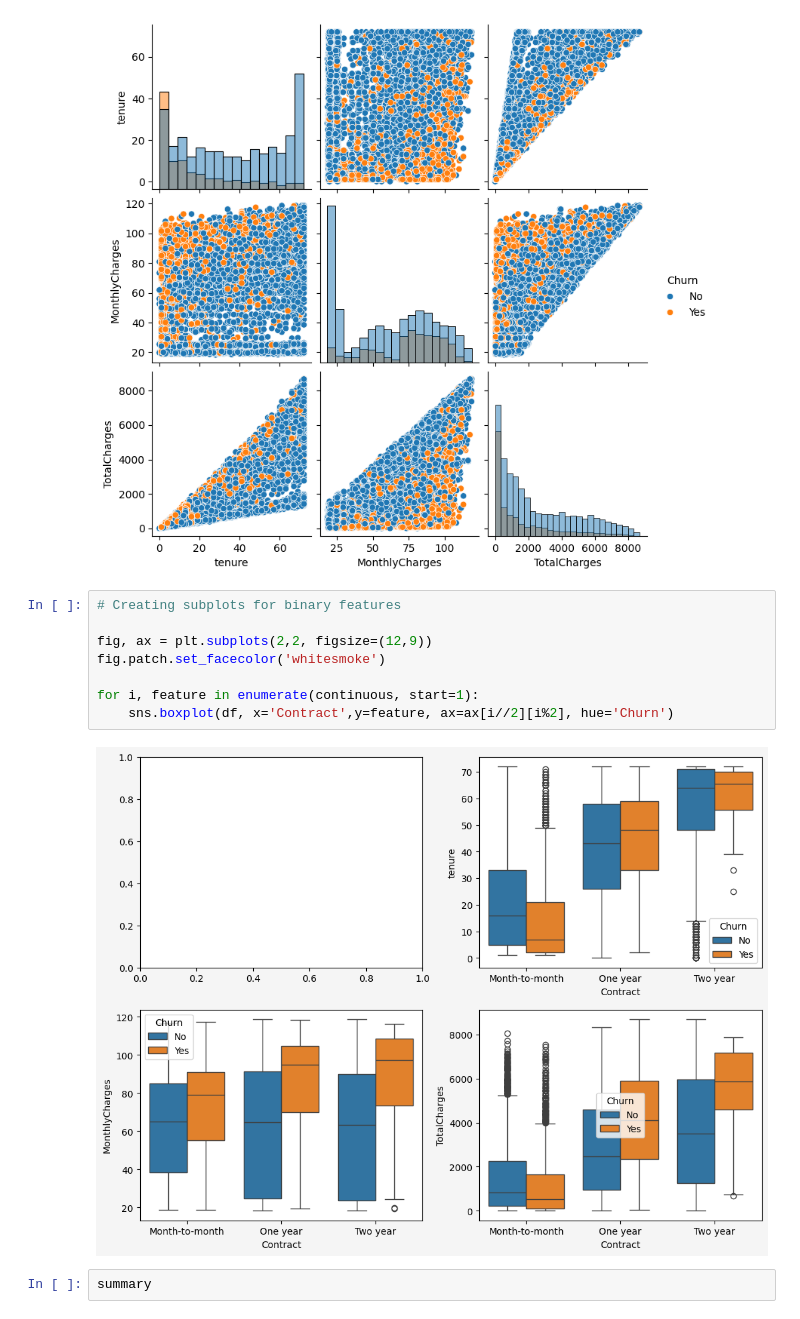
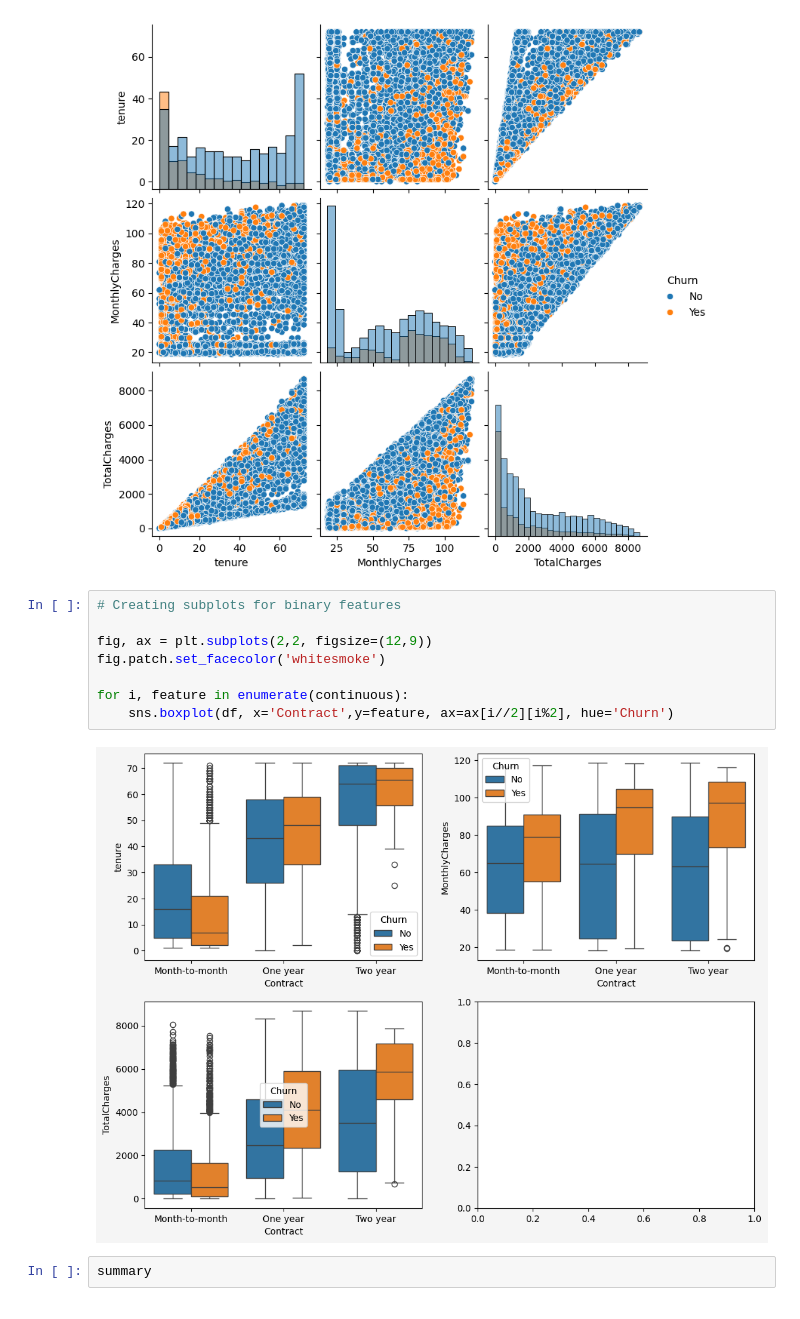
Before and after one commit to Sidik0001/Application-of-AI, a Jupyter notebook: AI.ipynb, the cells around one changed output. Drawn from its saved outputs; the diff is of its cells as text.

```diff
--- a/AI.ipynb
+++ b/AI.ipynb
@@ -135,13 +135,13 @@ max         1.000000    72.000000      118.750000   8684.800000
 # %%
 # Creating subplots for binary features
 
 fig, ax = plt.subplots(2,2, figsize=(12,9))
 fig.patch.set_facecolor('whitesmoke')
 
-for i, feature in enumerate(continuous, start=1):
+for i, feature in enumerate(continuous):
     sns.boxplot(df, x='Contract',y=feature, ax=ax[i//2][i%2], hue='Churn')
 # %% [output]
-[figure, old version]
+[figure, new version]
 # %%
 summary
 # %% [output]
```
Also changed, not shown: parts of 17 cells of this notebook.
